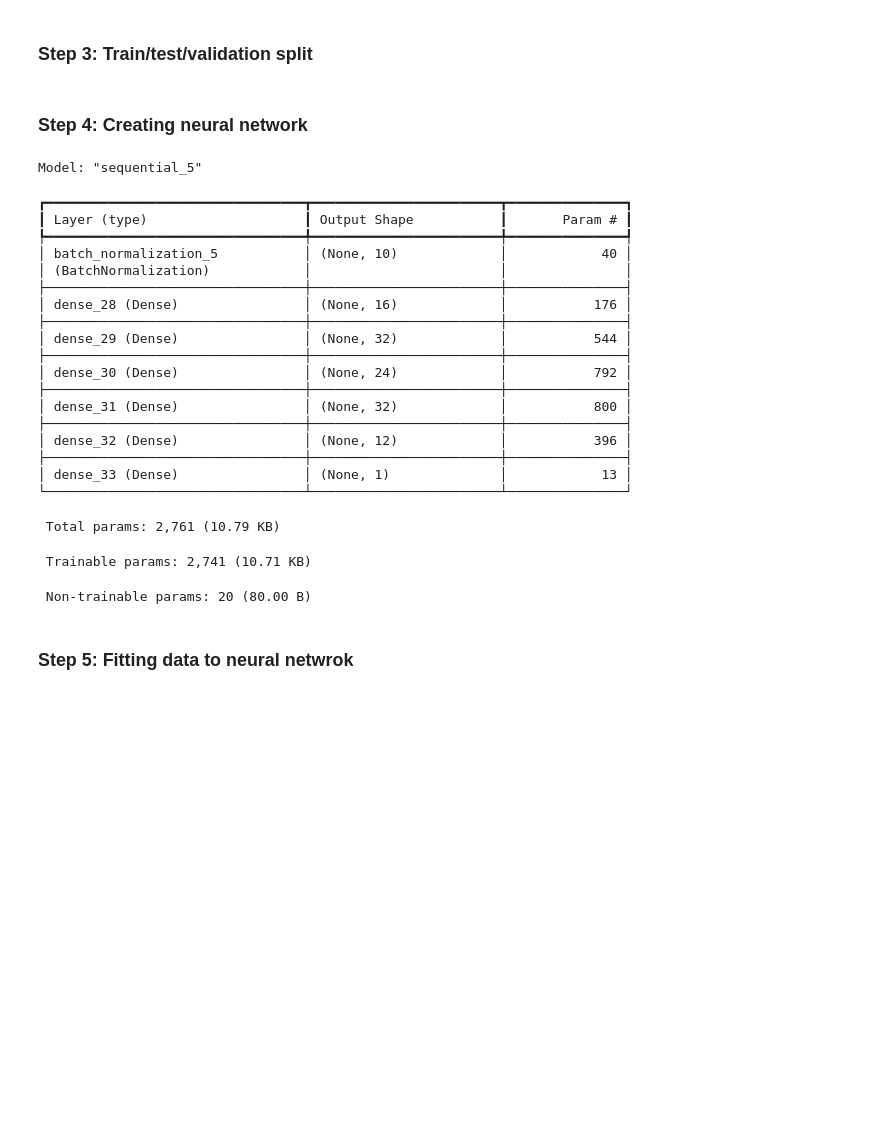
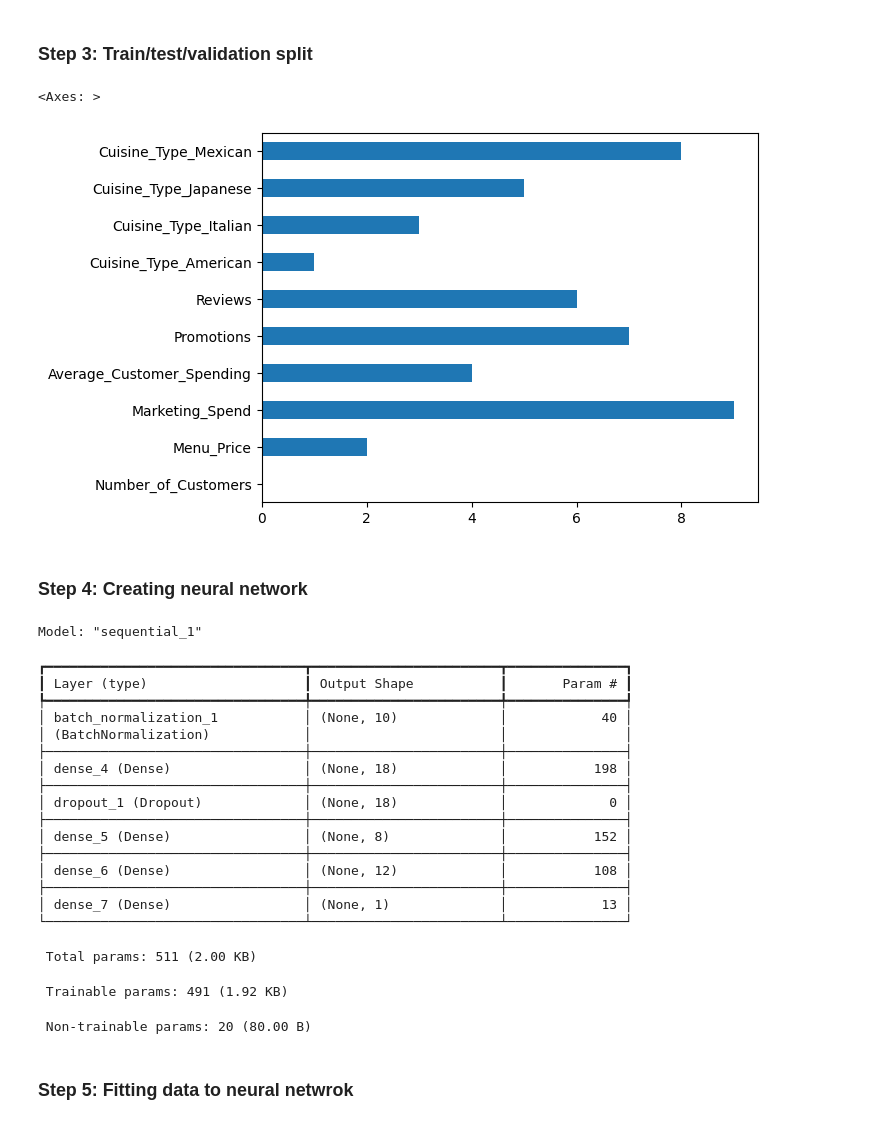
Before and after one commit to FabianZsolt/deeplearning, a Jupyter notebook: Assignments/Exercise project 1 - ANN for regression/Exercise project 1 - ANN for regression File.ipynb, the cells around one changed output. Saved outputs shown, nothing was run; the diff lists cells and outputs as text; code cells hidden in the pictures; blank space fills up the shorter version.

```diff
--- a/Assignments/Exercise project 1 - ANN for regression/Exercise project 1 - ANN for regression File.ipynb
+++ b/Assignments/Exercise project 1 - ANN for regression/Exercise project 1 - ANN for regression File.ipynb
@@ -70,9 +78,28 @@ df.head()
 # %%
 X = df.drop(columns="Monthly_Revenue")
 y = df["Monthly_Revenue"]
 
 X_train, X_temp, y_train, y_temp = train_test_split(X, y, test_size=0.3)
 X_val, X_test, y_val, y_test = train_test_split(X_temp, y_temp, test_size=0.5)
+
+#df.corr(numeric_only=True)
+
+from skfeature.function.similarity_based import fisher_score
+
+# Convert boolean columns to integers for Fisher Score
+X_numeric = X.copy()
+for col in X_numeric.select_dtypes(include='bool').columns:
+	X_numeric[col] = X_numeric[col].astype(int)
+
+# get the fisher's score rankings
+ranks = fisher_score.fisher_score(X_numeric.values, y.values)
+
+# create a pandas DataFrame for easier interpretation
+feat_importances = pd.Series(ranks, X.columns)
+feat_importances.plot(kind='barh')
+# %% [output]
+<Axes: >
+[figure, added]
 # %% [markdown]
 ### Step 4: Creating neural network
 # %%
@@ -81,10 +108,9 @@ variable_amount = len(X.columns)
 model = keras.Sequential(
     [
         layers.BatchNormalization(input_shape=(variable_amount,)),
-        layers.Dense(16, activation="relu", kernel_regularizer=keras.regularizers.l1(l1=0.1)),
-        layers.Dense(32, activation="relu"),
-        layers.Dense(24, activation="relu"),
-        layers.Dense(32, activation="relu"),
+        layers.Dense(18, activation="relu", kernel_regularizer=keras.regularizers.l1(l1=0.01)),
+        layers.Dropout(0.1),
+        layers.Dense(8, activation="relu"),
         layers.Dense(12, activation="relu"),
         layers.Dense(1)
     ]
@@ -93,27 +119,25 @@ model = keras.Sequential(
 model.compile(optimizer='adam', loss='mse')
 model.summary()
 # %% [output]
-Model: "sequential_5"
+Model: "sequential_1"
 ┏━━━━━━━━━━━━━━━━━━━━━━━━━━━━━━━━━┳━━━━━━━━━━━━━━━━━━━━━━━━┳━━━━━━━━━━━━━━━┓
 ┃ Layer (type)                    ┃ Output Shape           ┃       Param # ┃
 ┡━━━━━━━━━━━━━━━━━━━━━━━━━━━━━━━━━╇━━━━━━━━━━━━━━━━━━━━━━━━╇━━━━━━━━━━━━━━━┩
-│ batch_normalization_5           │ (None, 10)             │            40 │
+│ batch_normalization_1           │ (None, 10)             │            40 │
 │ (BatchNormalization)            │                        │               │
 ├─────────────────────────────────┼────────────────────────┼───────────────┤
-│ dense_28 (Dense)                │ (None, 16)             │           176 │
+│ dense_4 (Dense)                 │ (None, 18)             │           198 │
 ├─────────────────────────────────┼────────────────────────┼───────────────┤
-│ dense_29 (Dense)                │ (None, 32)             │           544 │
+│ dropout_1 (Dropout)             │ (None, 18)             │             0 │
 ├─────────────────────────────────┼────────────────────────┼───────────────┤
-│ dense_30 (Dense)                │ (None, 24)             │           792 │
+│ dense_5 (Dense)                 │ (None, 8)              │           152 │
 ├─────────────────────────────────┼────────────────────────┼───────────────┤
-│ dense_31 (Dense)                │ (None, 32)             │           800 │
+│ dense_6 (Dense)                 │ (None, 12)             │           108 │
 ├─────────────────────────────────┼────────────────────────┼───────────────┤
-│ dense_32 (Dense)                │ (None, 12)             │           396 │
-├─────────────────────────────────┼────────────────────────┼───────────────┤
-│ dense_33 (Dense)                │ (None, 1)              │            13 │
+│ dense_7 (Dense)                 │ (None, 1)              │            13 │
 └─────────────────────────────────┴────────────────────────┴───────────────┘
- Total params: 2,761 (10.79 KB)
+ Total params: 511 (2.00 KB)
- Trainable params: 2,741 (10.71 KB)
+ Trainable params: 491 (1.92 KB)
  Non-trainable params: 20 (80.00 B)
 # %% [markdown]
 ### Step 5: Fitting data to neural netwrok
```
Also changed, not shown: parts of 6 cells of this notebook.
